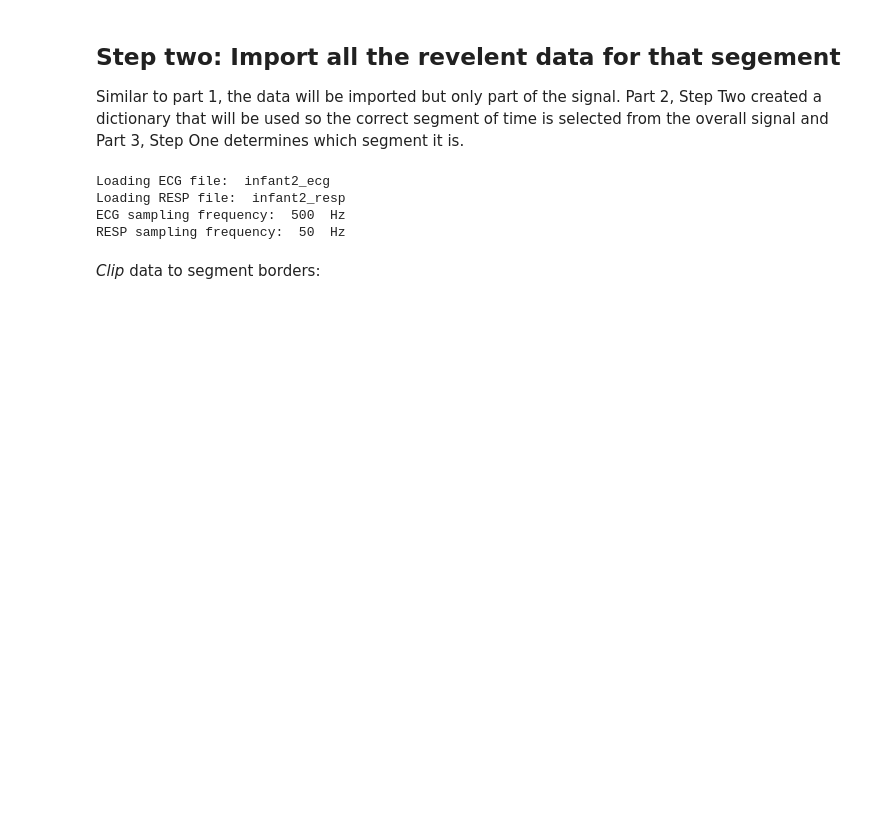
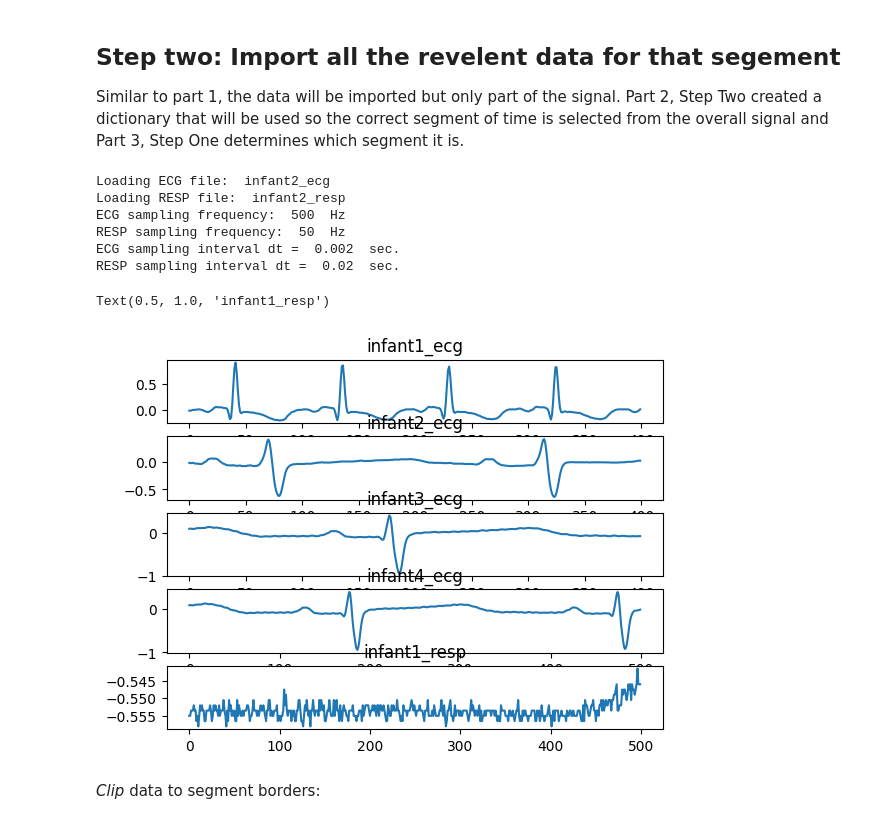
Before and after one commit to FlynnCao/WOA7015-EDA, a Jupyter notebook: main.ipynb, the cells around one changed output. Cells and saved outputs as stored; diff of their text form; code cells hidden in the pictures; blank space fills up the shorter version.

```diff
--- a/main.ipynb
+++ b/main.ipynb
@@ -520,20 +520,50 @@ Similar to part 1, the data will be imported but only part of the signal. Part 2
 # %%
 # Data Import
 x_ecg_full, x_resp_full, fs_ecg, fs_resp = load_waveforms(data_dir, file_index)
 dt_ecg = 1/fs_ecg # ECG sampling interval in sec.
 dt_resp = 1/fs_resp # RESP sampling interval in sec.
 print("ECG sampling interval dt = ", dt_ecg, " sec.")
 print("RESP sampling interval dt = ", dt_resp, " sec.")
 
+# EDA
+plt.figure(1)
 ecg_record_1 = wfdb.rdsamp(f"{data_dir}/infant1_ecg")
+plt.subplot(5,1,1)
+plt.plot(ecg_record_1 [0][:400])
+plt.title("infant1_ecg")
+
+plt.figure(1)
 ecg_record_2 = wfdb.rdsamp(f"{data_dir}/infant2_ecg")
-plt.plot(ecg_record_1 [0][:500])
-plt.subplot(ecg_record_2 [0][:500])
+plt.subplot(5,1,2)
+plt.plot(ecg_record_2 [0][:400])
+plt.title("infant2_ecg")
+
+plt.figure(1)
+ecg_record_3 = wfdb.rdsamp(f"{data_dir}/infant3_ecg")
+plt.subplot(5,1,3)
+plt.plot(ecg_record_3 [0][:400])
+plt.title("infant3_ecg")
+
+plt.figure(1)
+ecg_record_4 = wfdb.rdsamp(f"{data_dir}/infant4_ecg")
+plt.subplot(5,1,4)
+plt.plot(ecg_record_3 [0][:500])
+plt.title("infant4_ecg")
+
+plt.figure(1)
+resp_record_1 = wfdb.rdsamp(f"{data_dir}/infant1_resp")
+plt.subplot(5,1,5)
+plt.plot(resp_record_1 [0][:500])
+plt.title("infant1_resp")
 # %% [output]
 Loading ECG file:  infant2_ecg
 Loading RESP file:  infant2_resp
 ECG sampling frequency:  500  Hz
 RESP sampling frequency:  50  Hz
+ECG sampling interval dt =  0.002  sec.
+RESP sampling interval dt =  0.02  sec.
+Text(0.5, 1.0, 'infant1_resp')
+[figure, added]
 # %% [markdown]
 *Clip* data to segment borders:
 # %%
```
